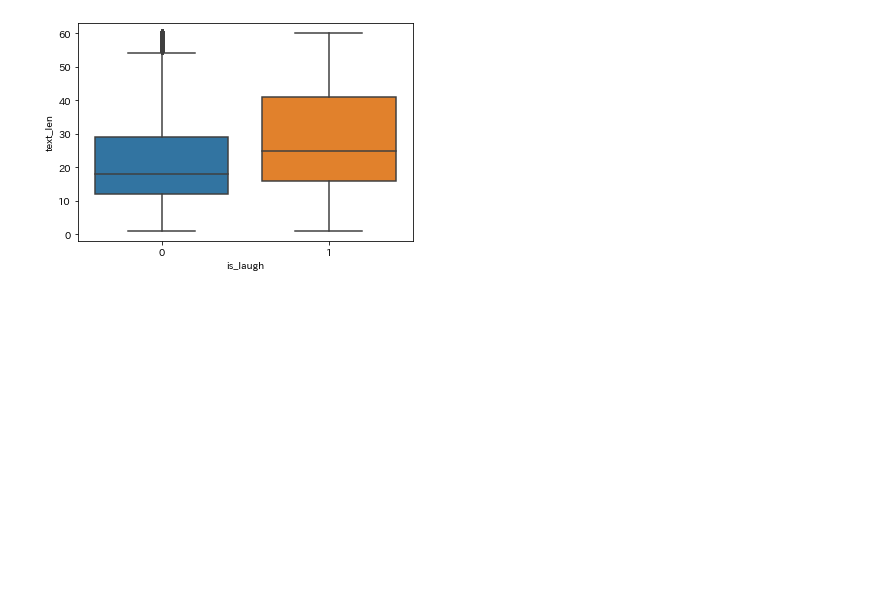
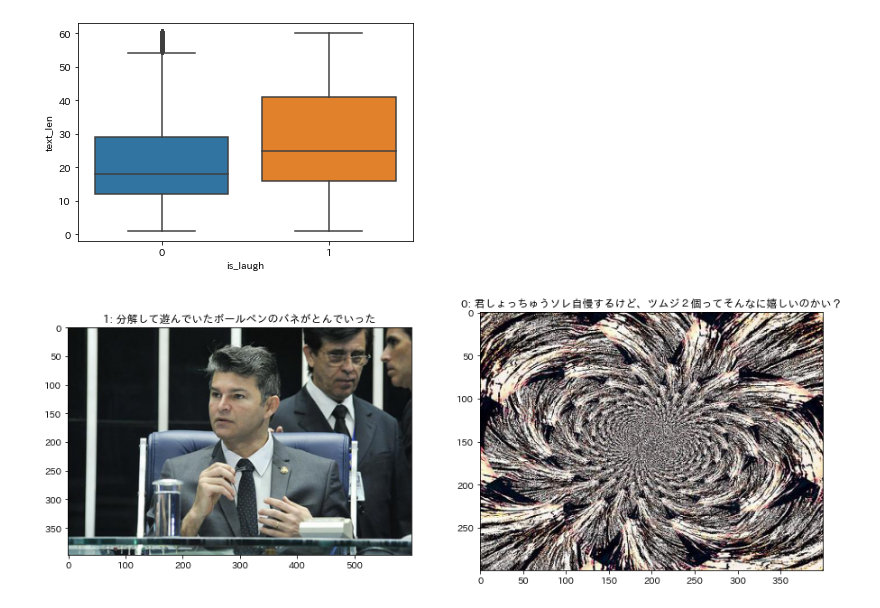
Before and after one commit to monta0315/bokete, a Jupyter notebook: bokete.ipynb, the cells around one changed output. Drawn from its saved outputs; the diff is of its cells as text; code cells hidden in the pictures; blank space fills up the shorter version.

```diff
--- a/bokete.ipynb
+++ b/bokete.ipynb
@@ -173,3 +173,27 @@ sns.boxplot(x="is_laugh", y="text_len", data=train_df)
 # %% [output]
 <matplotlib.axes._subplots.AxesSubplot at 0x...>
 [figure]
+# %%
+# データ内にあるボケてを確認してみる
+
+fig = plt.figure(figsize=(15,7))
+
+data1 = train_df[train_df["is_laugh"]==1]
+image_path1 = train_image_path + data1.iloc[0]["odai_photo_file_name"]
+img1 = img = Image.open(image_path1)
+
+ax1 = fig.add_subplot(1,2,1)
+ax1.imshow(img1)
+plt.title(str(data1.iloc[0]["is_laugh"])+ ": "+ data1.iloc[0]["text"])
+
+data2 = train_df[train_df["is_laugh"]==0]
+image_path2 = train_image_path + data2.iloc[0]["odai_photo_file_name"]
+img2 = img = Image.open(image_path2)
+
+ax2 = fig.add_subplot(1,2,2)
+ax2.imshow(img2)
+plt.title(str(data2.iloc[0]["is_laugh"])+ ": "+ data2.iloc[0]["text"])
+
+plt.show()
+# %% [output]
+[figure, added]
```
Also changed, not shown: parts of 34 cells of this notebook.
